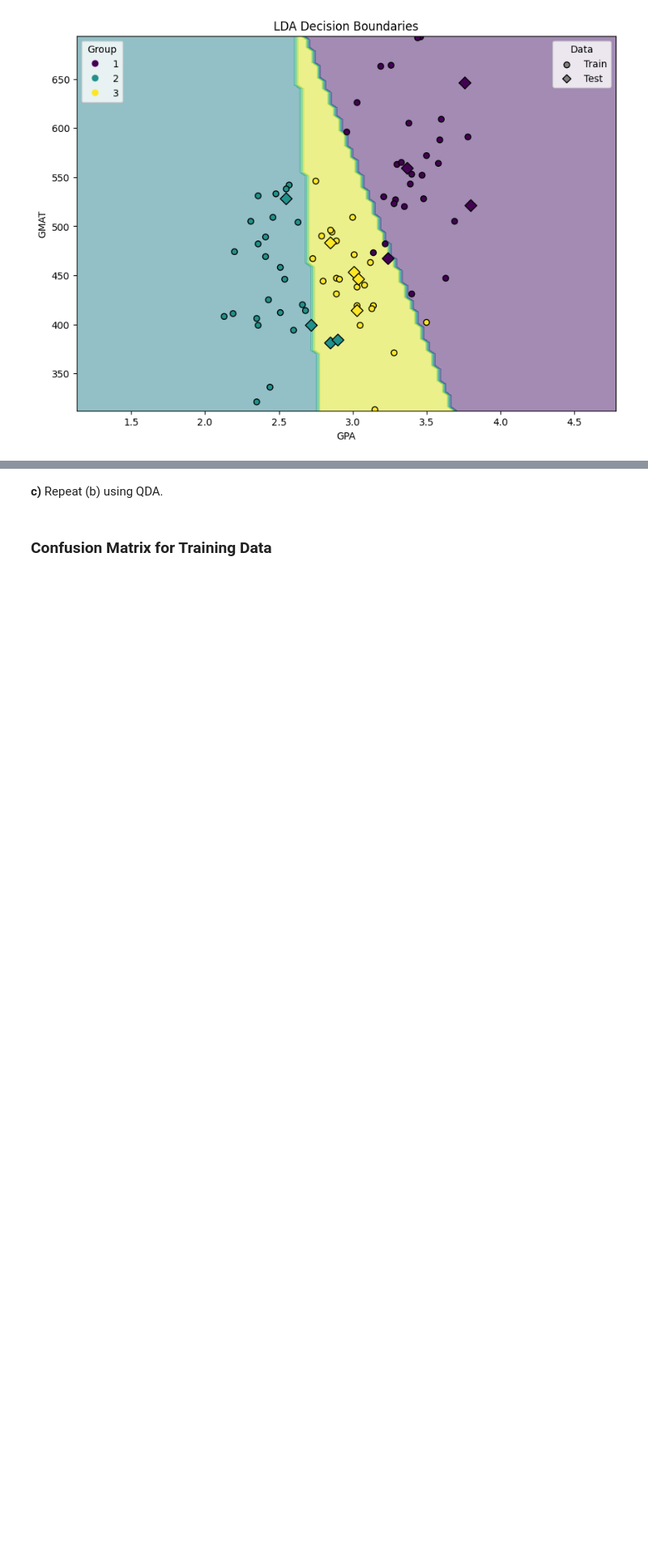
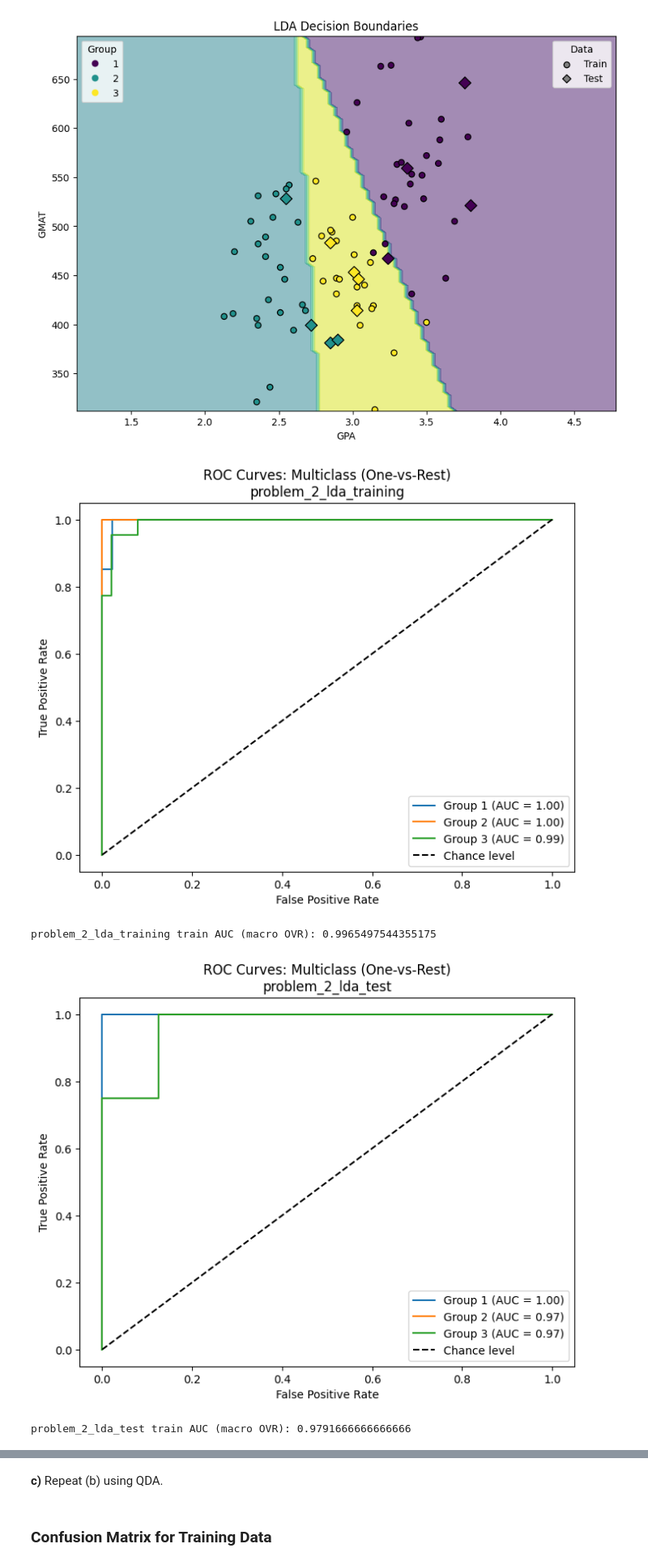
Before and after one commit to nealkuperman/Data_Science_I, a Jupyter notebook: HW/HW_2/HW_2.ipynb, the cells around one changed output, grey strips where cells are left out. Shown at 81% size. Saved outputs shown, nothing was run; the diff lists cells and outputs as text; code cells hidden in the pictures; blank space fills up the shorter version.

```diff
--- a/HW/HW_2/HW_2.ipynb
+++ b/HW/HW_2/HW_2.ipynb
@@ -64,7 +64,7 @@ if VERBOSE:
     display(college_original.describe().round(3))
 
 if PRINT_LATEX:
-    desc = college_original.describe()
+    desc = college_original.describe().round(3)
 
     # Number of columns per table
     cols_per_table = 6
@@ -208,7 +208,7 @@ def fit_and_plot_tree(X_train, y_train, X_test, y_test, max_depth, save_fig=Fals
         print(f"Tree w/ max depth = {max_depth}")
         print("="*60)
 
-        if max_depth < 5:
+        if max_depth is not None and max_depth < 5:
             fig, ax = plt.subplots(figsize=(18, 10))
             plot_tree(tree, max_depth=max_depth, feature_names=pd.get_dummies(X_train).columns, ax=ax, fontsize=10, filled=True)
             ax.set_title(f"Tree w/ max depth = {max_depth}")
@@ -226,6 +226,7 @@ def fit_and_plot_tree(X_train, y_train, X_test, y_test, max_depth, save_fig=Fals
 
 tree_depth_3 = fit_and_plot_tree(X_train, y_train, X_test, y_test, 3)
 tree_depth_10 = fit_and_plot_tree(X_train, y_train, X_test, y_test, 10)
+tree_depth_none = fit_and_plot_tree(X_train, y_train, X_test, y_test, None)
 
 importances_3 = pd.Series(
     tree_depth_3.feature_importances_,
@@ -237,9 +238,15 @@ importances_10 = pd.Series(
     index=pd.get_dummies(X_train).columns
 ).sort_values(ascending=False)
 
+importances_none = pd.Series(
+    tree_depth_none.feature_importances_,
+    index=pd.get_dummies(X_train).columns
+).sort_values(ascending=False)
+
 if VERBOSE:
-    print(importances_3.head(10))
-    print(importances_10.head(10))
+    display(importances_3.head(10))
+    display(importances_10.head(10))
+    display(importances_none.head(10))
 # %% [output]
 Tree w/ max depth = 3
 ============================================================
@@ -266,7 +308,7 @@ dtype: float64
 
 We will use the `cost_complexity_pruning_path()` method of the `DecisionTreeRegressor` class to extract cost-complexity values. We will use the tree with a max depth of 10 to see how much reduction in complexity the pruning can achieve
 # %%
-path = tree_depth_10.cost_complexity_pruning_path(X_train, y_train)
+path = tree_depth_none.cost_complexity_pruning_path(X_train, y_train)
 alphas = path.ccp_alphas
 
 kfold = KFold(10,
@@ -622,8 +703,10 @@ train_data = admin_data[admin_data.groupby('Group').cumcount(ascending=False) >=
 test_data = admin_data.groupby('Group').tail(4)
 # train_data = admin_data.iloc[:-4]
 # test_data = admin_data.iloc[-4:]
+y = admin_data['Group']
 y_train = train_data['Group']
 y_test = test_data['Group']
+X = admin_data[['GPA', 'GMAT']]
 X_train = train_data[['GPA', 'GMAT']]
 X_test = test_data[['GPA', 'GMAT']]
 
@@ -842,3 +938,14 @@ if VERBOSE:
     plt.show()
 # %% [output]
 [figure]
+# %%
+# LDA ROC Curve and AUC
+if VERBOSE:
+    plot_roc_curve(lda, y_train, X_train, save_fig=False, save_name = "problem_2_lda_training")
+    plot_roc_curve(lda, y_test, X_test, save_fig=False, save_name = "problem_2_lda_test")
+    plot_roc_curve(lda, y, X, save_fig=False, save_name = "problem_2_lda_full")
+# %% [output]
+[figure, added]
+problem_2_lda_training train AUC (macro OVR): 0.9965497544355175
+[figure, added]
+problem_2_lda_test train AUC (macro OVR): 0.9791666666666666
```
Also changed, not shown: parts of 12 cells of this notebook, 7 other files.
